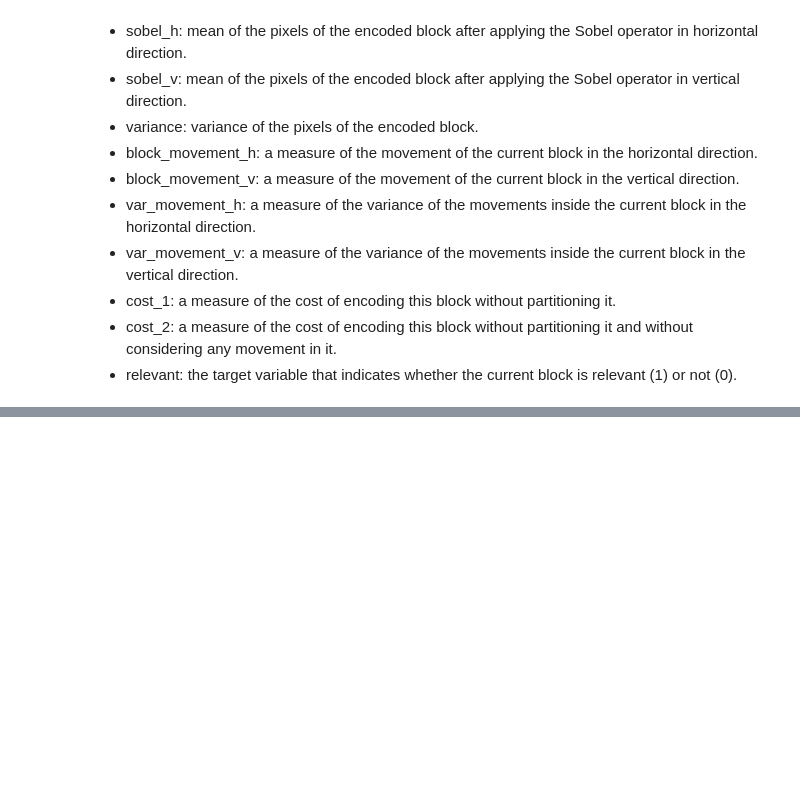
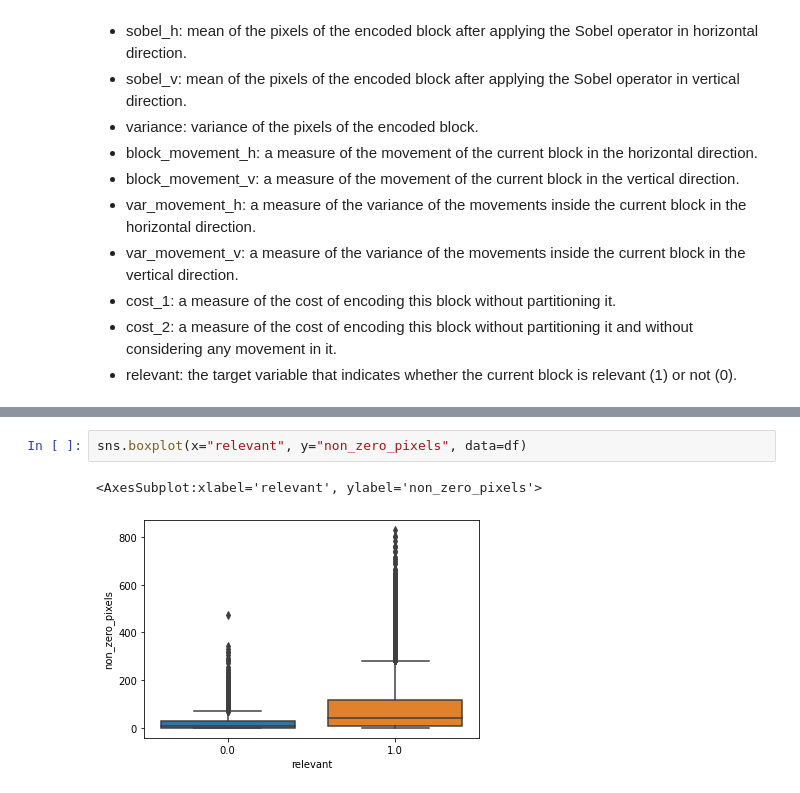
Before and after one commit to ostapkharysh/ColonoscopyDetection, a Jupyter notebook: DataDescription.ipynb, the cells around one changed output, grey strips where cells are left out. Drawn from its saved outputs; the diff is of its cells as text; blank space fills up the shorter version.

```diff
--- a/DataDescription.ipynb
+++ b/DataDescription.ipynb
@@ -41,0 +157,5 @@ considering any movement in it.
+# %%
+sns.boxplot(x="relevant", y="non_zero_pixels", data=df)
+# %% [output]
+<AxesSubplot:xlabel='relevant', ylabel='non_zero_pixels'>
+[figure, added]
```
Also changed, not shown: parts of 20 cells of this notebook, 1 other file.
